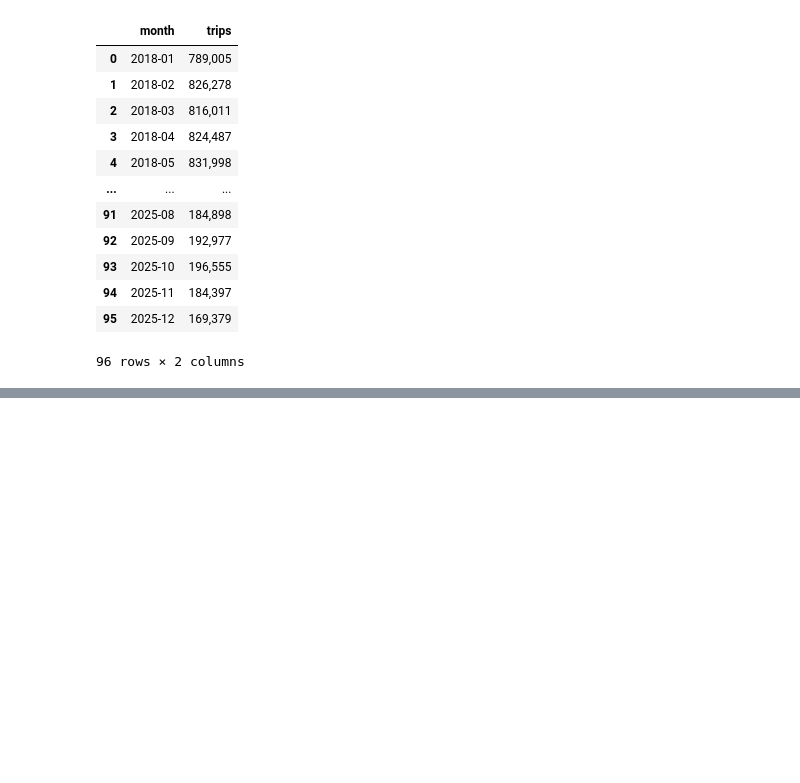
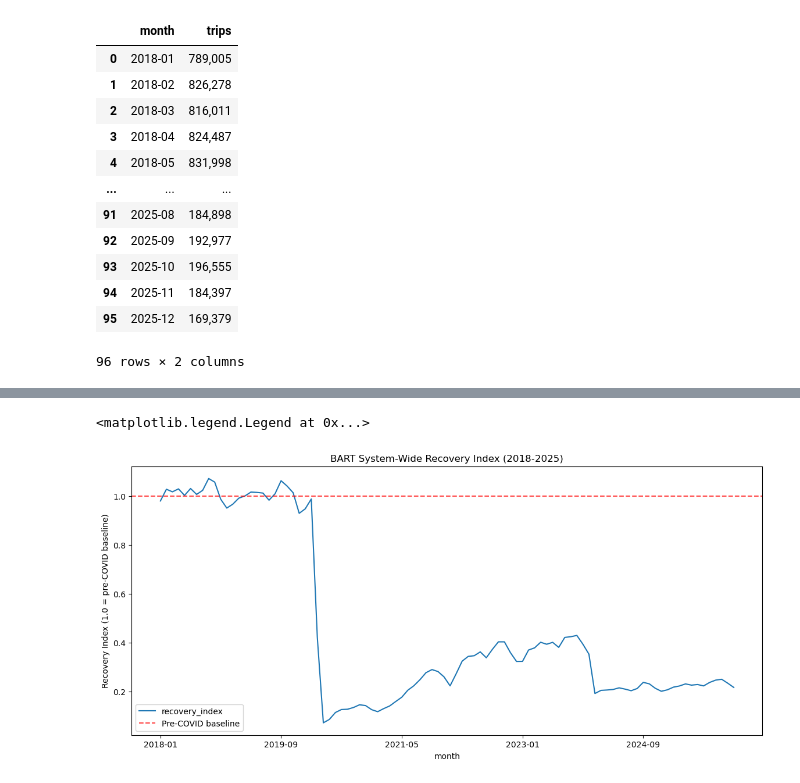
Before and after one commit to Shiv0406/BartProj, a Jupyter notebook: data-exploration.ipynb, the cells around one changed output, grey strips where cells are left out. Cells and saved outputs as stored; diff of their text form; code cells hidden in the pictures; blank space fills up the shorter version.

```diff
--- a/data-exploration.ipynb
+++ b/data-exploration.ipynb
@@ -580,0 +682,9 @@ Unique months: 96
+# %%
+ax = sys_wide_df.plot(x='month', y='recovery_index', figsize=(14,6),
+                      title='BART System-Wide Recovery Index (2018-2025)')
+ax.axhline(y=1.0, color='red', linestyle='--', alpha=0.7, label='Pre-COVID baseline')
+ax.set_ylabel('Recovery Index (1.0 = pre-COVID baseline)')
+ax.legend()
+# %% [output]
+<matplotlib.legend.Legend at 0x...>
+[figure, added]
```
Also changed, not shown: parts of 23 cells of this notebook.
